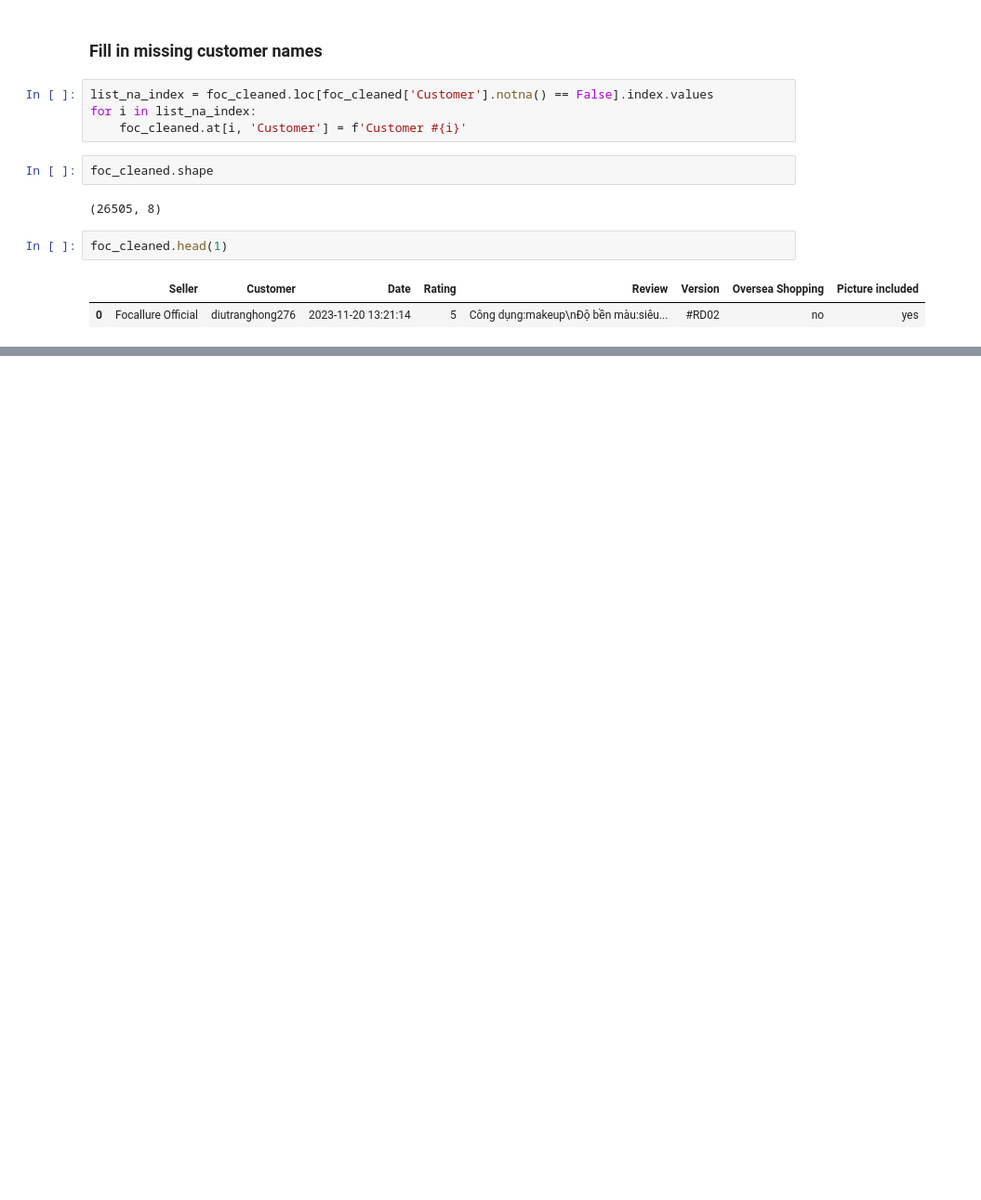
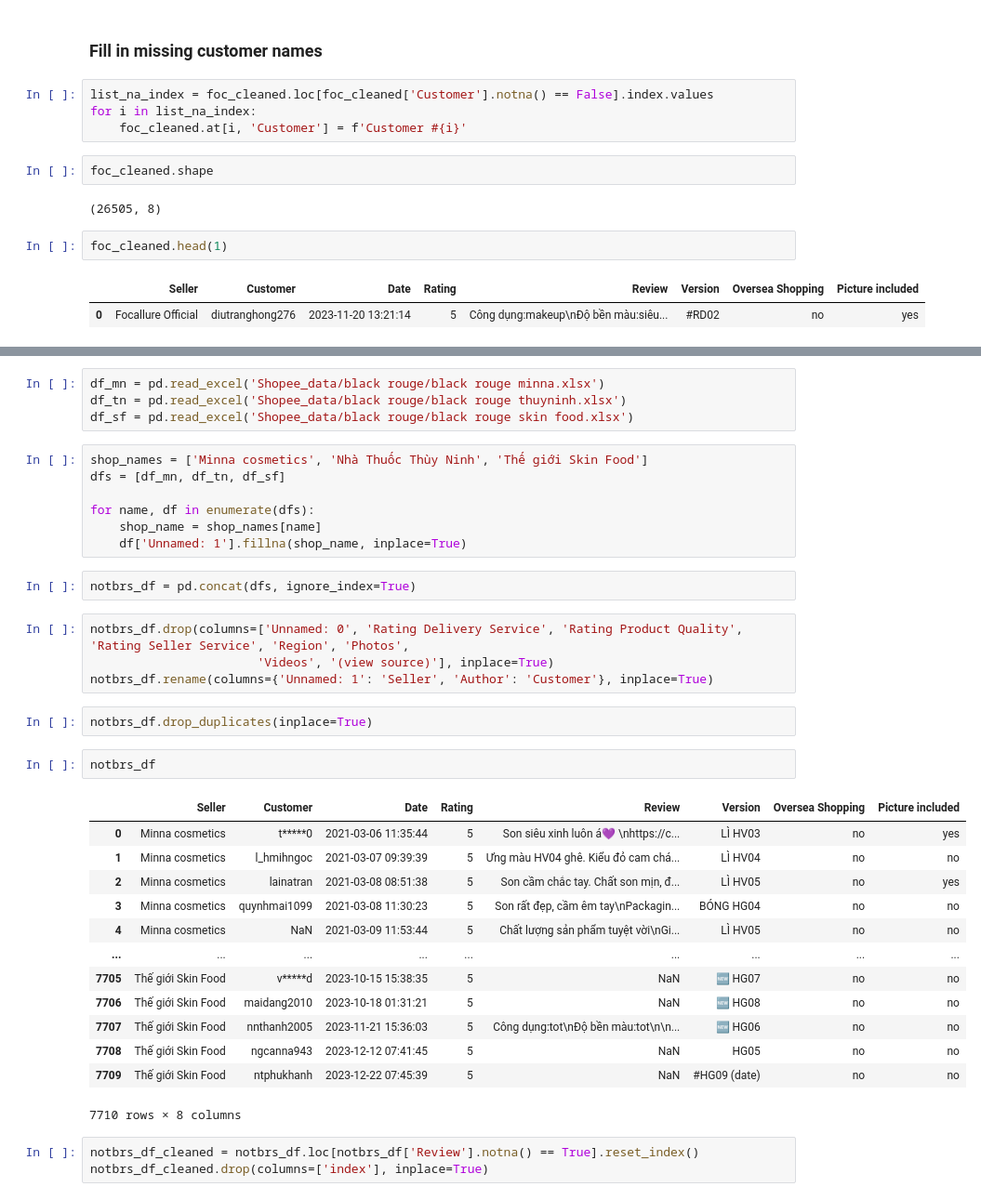
Before and after one commit to myduong-0420/Sentiment-Analysis-on-online-shopping-platforms, a Jupyter notebook: data-preprocessing/data_rough_clean_sample.ipynb, the cells around one changed output, grey strips where cells are left out. Shown: that part at 93% size. Drawn from its saved outputs; the diff is of its cells as text; blank space fills up the shorter version.

```diff
--- a/data-preprocessing/data_rough_clean_sample.ipynb
+++ b/data-preprocessing/data_rough_clean_sample.ipynb
@@ -182,0 +232,38 @@ foc_cleaned.to_excel('raw_cleaned_foc.xlsx', index=False)
+# %%
+df_mn = pd.read_excel('Shopee_data/black rouge/black rouge minna.xlsx')
+df_tn = pd.read_excel('Shopee_data/black rouge/black rouge thuyninh.xlsx')
+df_sf = pd.read_excel('Shopee_data/black rouge/black rouge skin food.xlsx')
+# %%
+shop_names = ['Minna cosmetics', 'Nhà Thuốc Thùy Ninh', 'Thế giới Skin Food']
+dfs = [df_mn, df_tn, df_sf]
+
+for name, df in enumerate(dfs):
+    shop_name = shop_names[name]
+    df['Unnamed: 1'].fillna(shop_name, inplace=True)
+# %%
+notbrs_df = pd.concat(dfs, ignore_index=True)
+# %%
+notbrs_df.drop(columns=['Unnamed: 0', 'Rating Delivery Service', 'Rating Product Quality', 'Rating Seller Service', 'Region', 'Photos',
+                       'Videos', '(view source)'], inplace=True)
+notbrs_df.rename(columns={'Unnamed: 1': 'Seller', 'Author': 'Customer'}, inplace=True)
+# %%
+notbrs_df.drop_duplicates(inplace=True)
+# %%
+notbrs_df
+# %% [output]
+|  | Seller | Customer | Date | Rating | Review | Version | Oversea Shopping | Picture included |
+| 0 | Minna cosmetics | t*****0 | 2021-03-06 11:35:44 | 5 | Son siêu xinh luôn á💜 \nhttps://c... | LÌ HV03 | no | yes |
+| 1 | Minna cosmetics | l_hmihngoc | 2021-03-07 09:39:39 | 5 | Ưng màu HV04 ghê. Kiểu đỏ cam chá... | LÌ HV04 | no | no |
+| 2 | Minna cosmetics | lainatran | 2021-03-08 08:51:38 | 5 | Son cầm chắc tay. Chất son mịn, đ... | LÌ HV05 | no | yes |
+| 3 | Minna cosmetics | quynhmai1099 | 2021-03-08 11:30:23 | 5 | Son rất đẹp, cầm êm tay\nPackagin... | BÓNG HG04 | no | no |
+| 4 | Minna cosmetics | NaN | 2021-03-09 11:53:44 | 5 | Chất lượng sản phẩm tuyệt vời\nGi... | LÌ HV05 | no | no |
+| ... | ... | ... | ... | ... | ... | ... | ... | ... |
+| 7705 | Thế giới Skin Food | v*****d | 2023-10-15 15:38:35 | 5 | NaN | 🆕 HG07 | no | no |
+| 7706 | Thế giới Skin Food | maidang2010 | 2023-10-18 01:31:21 | 5 | NaN | 🆕 HG08 | no | no |
+| 7707 | Thế giới Skin Food | nnthanh2005 | 2023-11-21 15:36:03 | 5 | Công dụng:tot\nĐộ bền màu:tot\n\n... | 🆕 HG06 | no | no |
+| 7708 | Thế giới Skin Food | ngcanna943 | 2023-12-12 07:41:45 | 5 | NaN | HG05 | no | no |
+| 7709 | Thế giới Skin Food | ntphukhanh | 2023-12-22 07:45:39 | 5 | NaN | #HG09 (date) | no | no |
+7710 rows × 8 columns
+# %%
+notbrs_df_cleaned = notbrs_df.loc[notbrs_df['Review'].notna() == True].reset_index()
+notbrs_df_cleaned.drop(columns=['index'], inplace=True)
```
Also changed, not shown: parts of 196 cells of this notebook.
